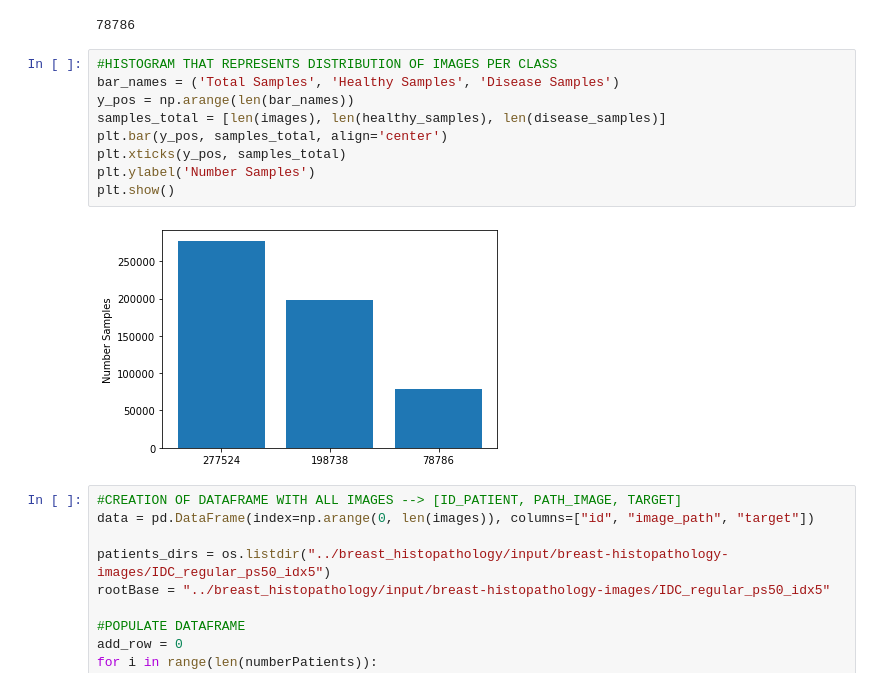
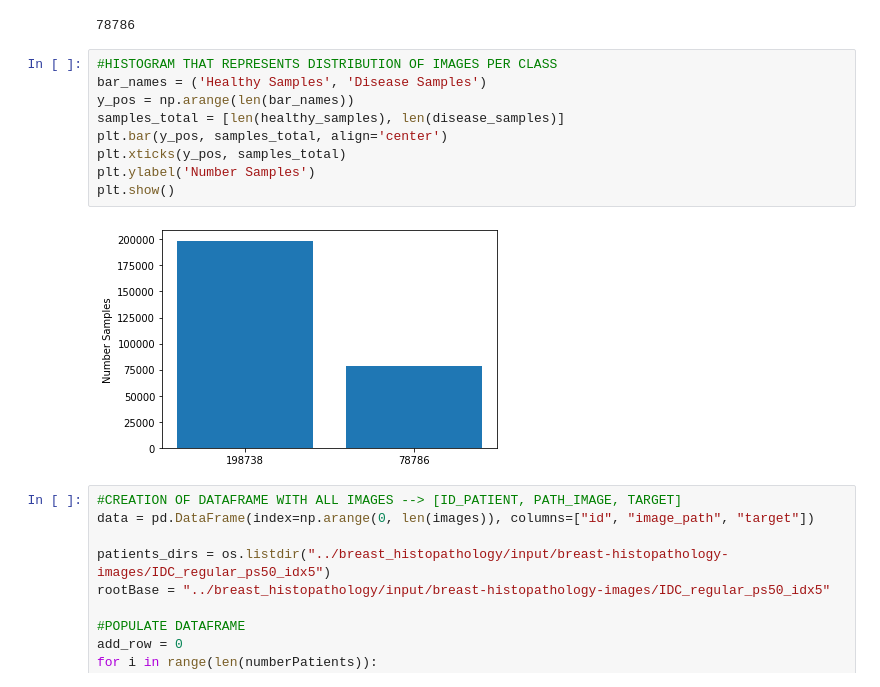
Before and after one commit to bundasmanu/breast_histopathology, a Jupyter notebook: dataExploration.ipynb, the cells around one changed output. Drawn from its saved outputs; the diff is of its cells as text.

```diff
--- a/dataExploration.ipynb
+++ b/dataExploration.ipynb
@@ -67,15 +67,15 @@ print(len(disease_samples))
 78786
 # %%
 #HISTOGRAM THAT REPRESENTS DISTRIBUTION OF IMAGES PER CLASS
-bar_names = ('Total Samples', 'Healthy Samples', 'Disease Samples')
+bar_names = ('Healthy Samples', 'Disease Samples')
 y_pos = np.arange(len(bar_names))
-samples_total = [len(images), len(healthy_samples), len(disease_samples)]
+samples_total = [len(healthy_samples), len(disease_samples)]
 plt.bar(y_pos, samples_total, align='center')
 plt.xticks(y_pos, samples_total)
 plt.ylabel('Number Samples')
 plt.show()
 # %% [output]
-[figure, old version]
+[figure, new version]
 # %%
 #CREATION OF DATAFRAME WITH ALL IMAGES --> [ID_PATIENT, PATH_IMAGE, TARGET]
 data = pd.DataFrame(index=np.arange(0, len(images)), columns=["id", "image_path", "target"])
```
Also changed, not shown: 15 other files.
